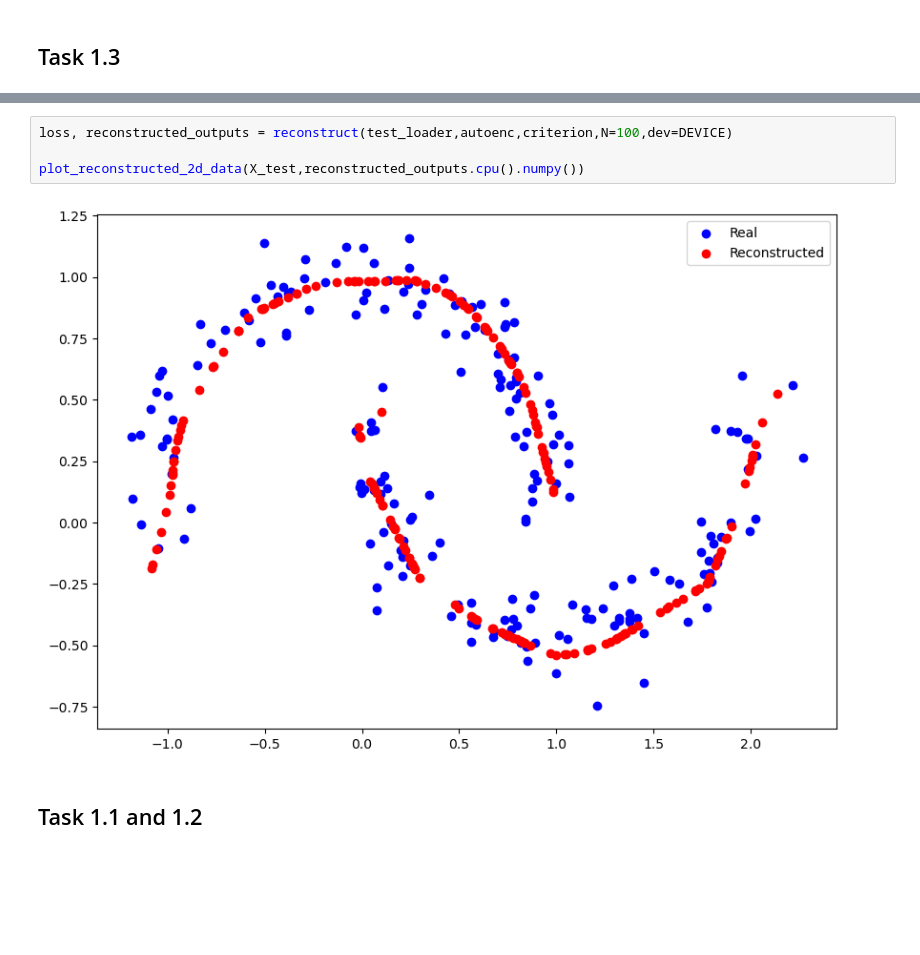
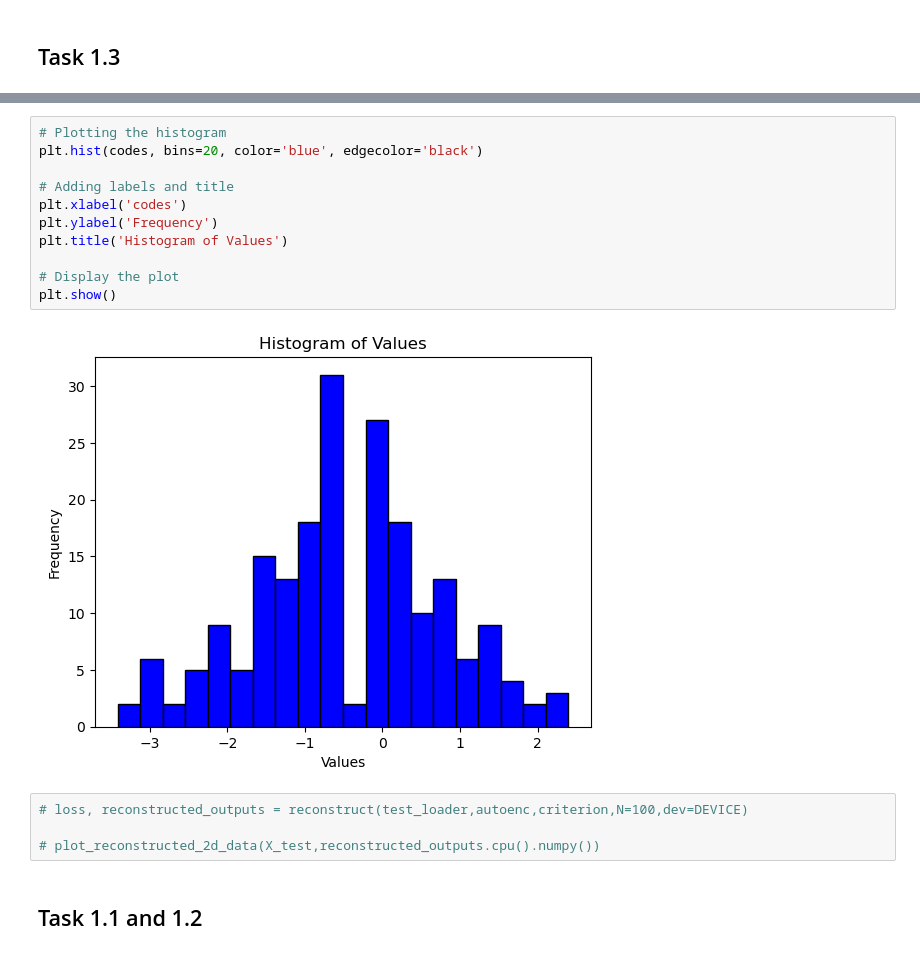
Before and after one commit to PrioteasaAndrei/GAN-Assigment-2, a Jupyter notebook: autoencoders.ipynb, the cells around one changed output, grey strips where cells are left out. Cells and saved outputs as stored; diff of their text form; blank space fills up the shorter version.

```diff
--- a/autoencoders.ipynb
+++ b/autoencoders.ipynb
@@ -235,9 +238,20 @@ plot_reconstructed_2d_data(X_test,reconstructed_from_gmm.detach().cpu().numpy())
+# %%
+# Plotting the histogram
+plt.hist(codes, bins=20, color='blue', edgecolor='black')
+
+# Adding labels and title
+plt.xlabel('codes')
+plt.ylabel('Frequency')
+plt.title('Histogram of Values')
+
+# Display the plot
+plt.show()
+# %% [output]
+[figure, added]
 # %%
-loss, reconstructed_outputs = reconstruct(test_loader,autoenc,criterion,N=100,dev=DEVICE)
+# loss, reconstructed_outputs = reconstruct(test_loader,autoenc,criterion,N=100,dev=DEVICE)
 
-plot_reconstructed_2d_data(X_test,reconstructed_outputs.cpu().numpy())
+# plot_reconstructed_2d_data(X_test,reconstructed_outputs.cpu().numpy())
-# %% [output]
-[figure, removed]
 # %% [markdown]
 ## Task 1.1 and 1.2
 # %%
```
Also changed, not shown: parts of 13 cells of this notebook.
